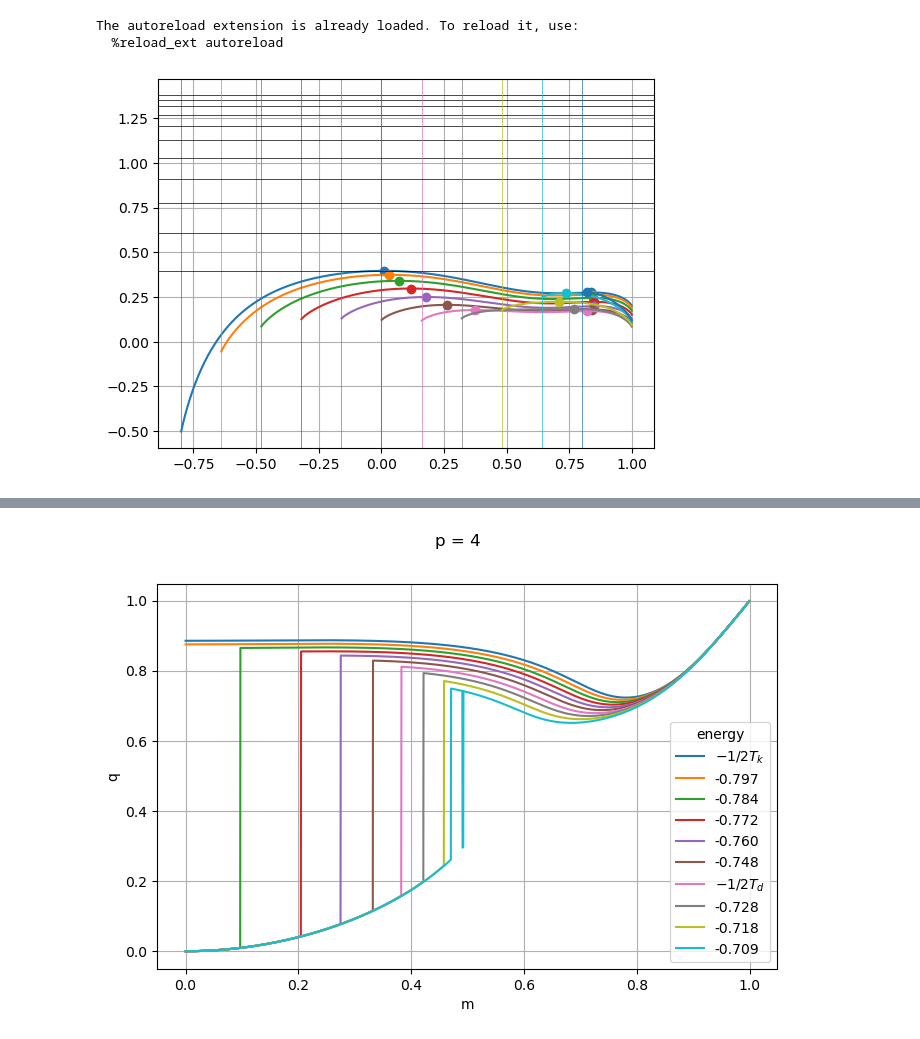
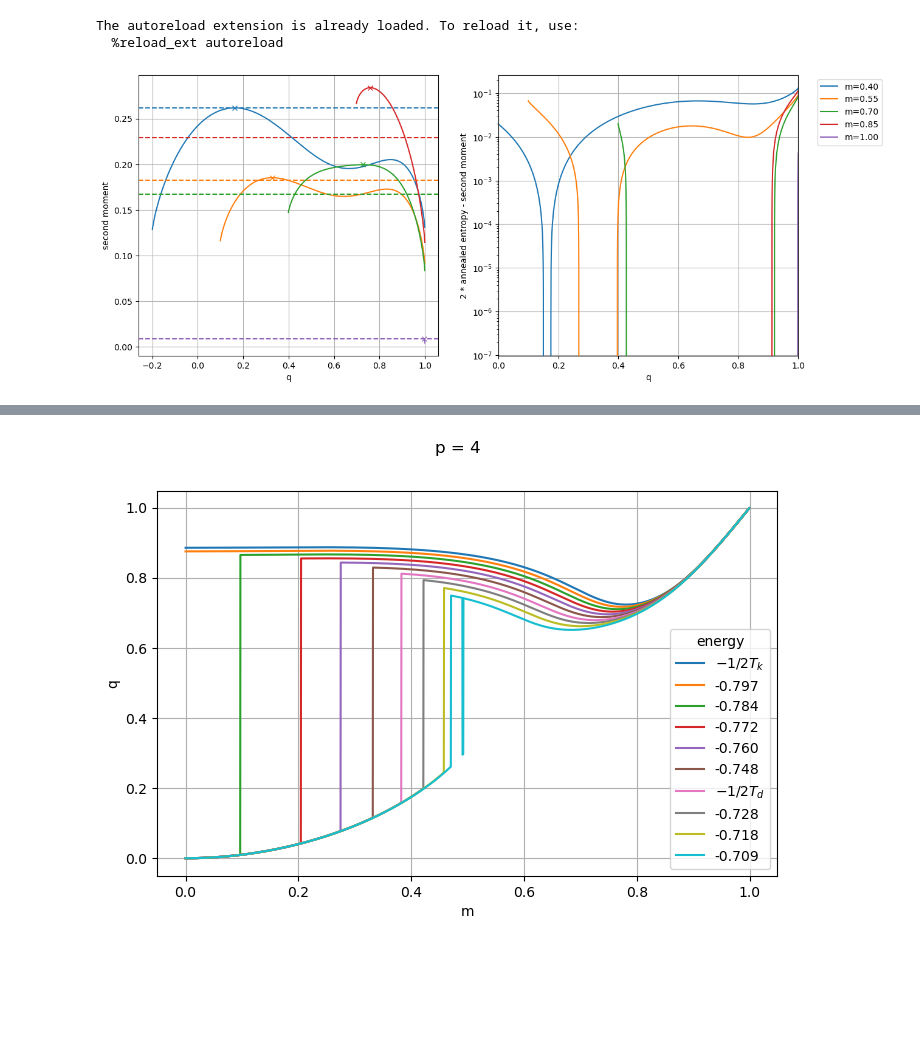
Before and after one commit to mvilucchio/fixed-energy-slice, a Jupyter notebook: Second_moment.ipynb, the cells around one changed output, grey strips where cells are left out. Saved outputs shown, nothing was run; the diff lists cells and outputs as text; code cells hidden in the pictures; blank space fills up the shorter version.

```diff
--- a/Second_moment.ipynb
+++ b/Second_moment.ipynb
@@ -17,24 +18,0 @@ from plotting_routine import *
-# %%
-p = 5
-e = - 0.7
-ms = np.linspace(0.1, 0.9, 11)
-
-for i, m in enumerate(ms):
-    qs = np.linspace(2*m-1+0.001, 0.999, 1_000)
-    sms = np.array([second_moment_bound(m, q, e, p) for q in qs])
-    plt.axhline(2*first_moment_h(m), color="black", linewidth=0.5)
-    peaks, _ = find_peaks(sms)
-    plt.plot(
-        qs[peaks],
-        sms[peaks],
-        "o",
-        color=f"C{i}",
-    )
-    plt.plot(qs, sms, color=f"C{i}", label=f"m={m:.2f}")
-
-    plt.axvline(2*m-1, color=f"C{i}", linewidth=0.5)
-plt.grid()
-#plt.xlim(0., 1)
-#plt.ylim(-0.5, 0)
-# %% [output]
-[figure, removed]
@@ -40,0 +22,35 @@ plt.grid()
+# %%
+ms = np.linspace(0.4, 0.999, 5)
+
+plt.figure(figsize=(14, 6))
+
+for i, m in enumerate(ms):
+    qs = np.linspace(2 * m - 1 + 1e-5, 1.0 - 1e-5, 5_000)
+
+    sms = np.array([second_moment_bound(m, q, e, p) for q in qs])
+    max_idx = np.argmax(sms)
+
+    plt.subplot(1, 2, 1)
+    plt.plot(qs, sms, color=f"C{i}", label=f"m={m:.2f}")
+    plt.plot(qs[max_idx], sms[max_idx], "x", color=f"C{i}")
+    plt.axhline(2 * annealed_entropy(m, e, p), color=f"C{i}", linestyle="--")
+
+    plt.subplot(1, 2, 2)
+    plt.plot(qs, (2 * annealed_entropy(m, e, p) - sms), label=f"m={m:.2f}", color=f"C{i}")
+    plt.plot(qs[max_idx], (2 * annealed_entropy(m, e, p) - sms[max_idx]), "x", color=f"C{i}")
+
+plt.subplot(1, 2, 1)
+plt.xlabel("q")
+plt.ylabel("second moment")
+plt.grid()
+
+plt.subplot(1, 2, 2)
+plt.xlabel("q")
+plt.ylabel("2 * annealed entropy - second moment")
+plt.yscale("log")
+# plt.xlim(np.min(ms)**2 - 0.1, np.max(ms)**2 + 0.1)
+plt.legend(bbox_to_anchor=(1.05, 1), loc='upper left')
+plt.xlim(0.0, 1.0)
+plt.grid()
+# %% [output]
+[figure, added]
```
Also changed, not shown: parts of 7 cells of this notebook, 6 other files.
